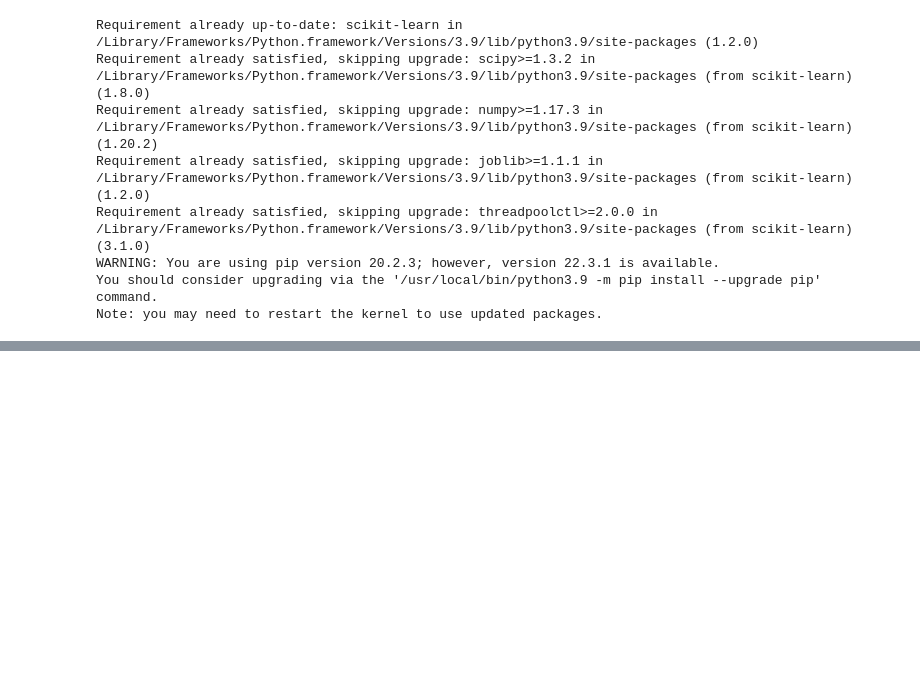
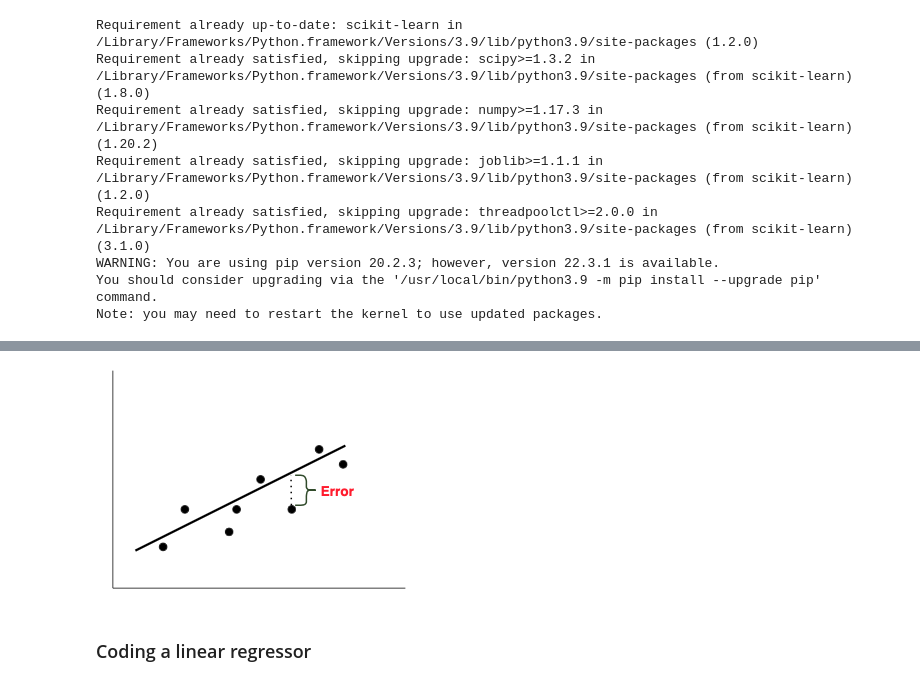
Before and after one commit to serine000/MLCookbookNotebooks, a Jupyter notebook: Chapter_1/Notebook_2_Regression.ipynb, the cells around one changed output, grey strips where cells are left out. Drawn from its saved outputs; the diff is of its cells as text; code cells hidden in the pictures; blank space fills up the shorter version.

Commit message:
Simple Linear Regression section + data

```diff
--- a/Chapter_1/Notebook_2_Regression.ipynb
+++ b/Chapter_1/Notebook_2_Regression.ipynb
@@ -17,0 +45,7 @@ import scipy
+# %%
+from IPython.display import Image
+Image(filename='images/Linear_Regression_1.png')
+# %% [output]
+[figure, added]
+# %% [markdown]
+### Coding a linear regressor
```
Also changed, not shown: parts of 17 cells of this notebook, 2 other files.
